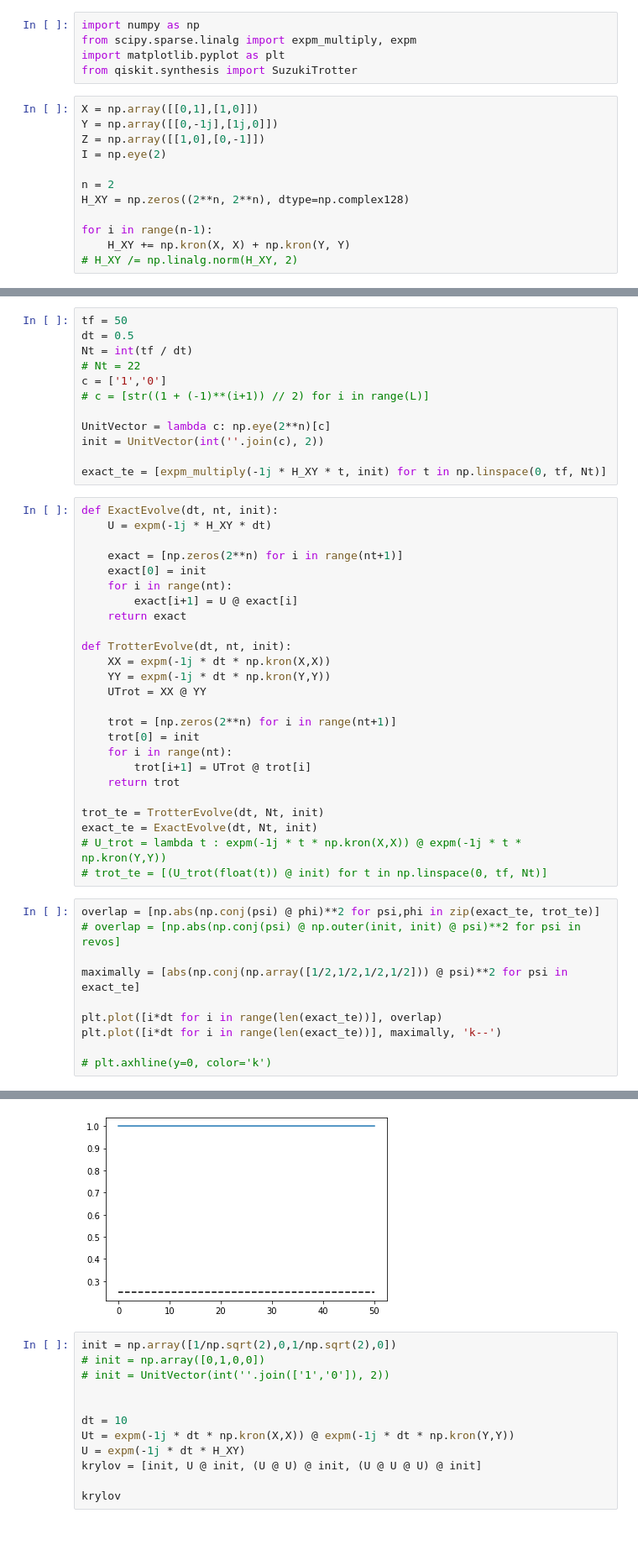
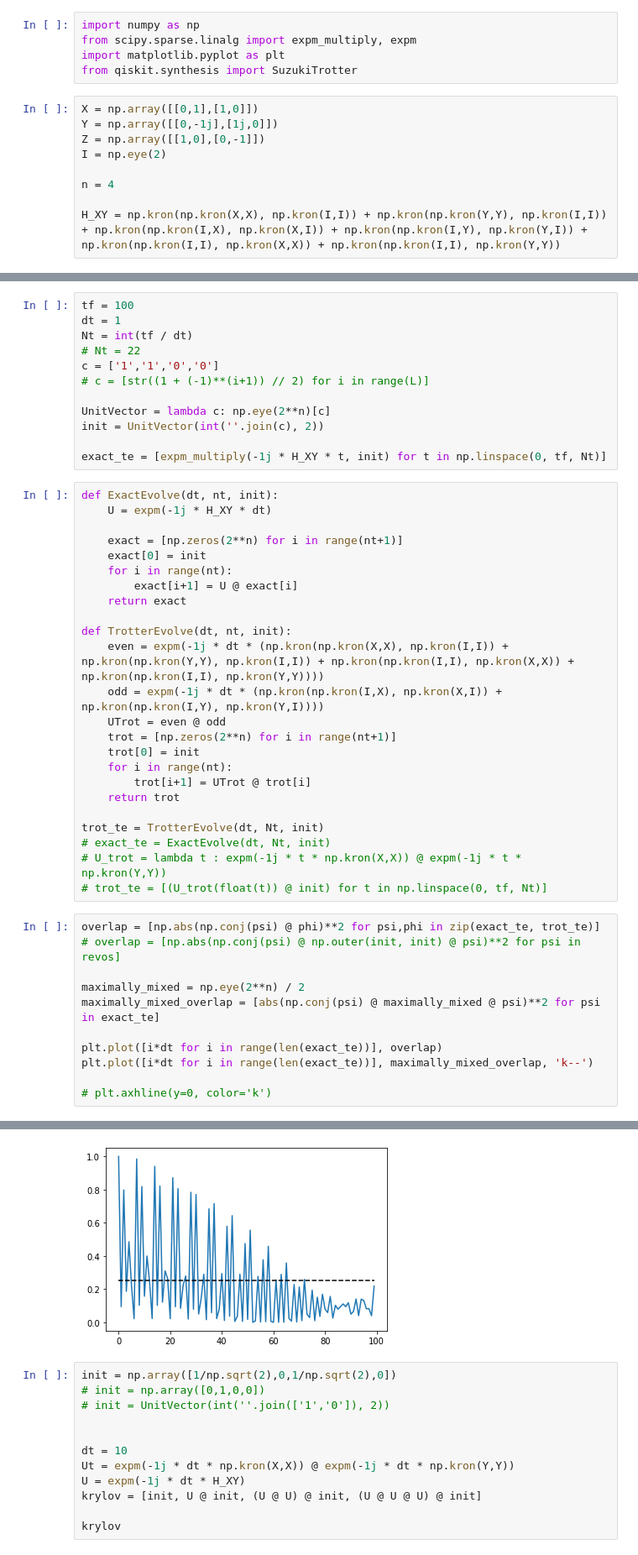
Before and after one commit to noahberthusen/qdavidson-dynamics, a Jupyter notebook: vff_test.ipynb, the cells around one changed output, grey strips where cells are left out. Shown at 84% size. Cells and saved outputs as stored; diff of their text form.

```diff
--- a/vff_test.ipynb
+++ b/vff_test.ipynb
@@ -9,12 +9,9 @@ Y = np.array([[0,-1j],[1j,0]])
 Z = np.array([[1,0],[0,-1]])
 I = np.eye(2)
 
-n = 2
-H_XY = np.zeros((2**n, 2**n), dtype=np.complex128)
+n = 4
 
-for i in range(n-1):
-    H_XY += np.kron(X, X) + np.kron(Y, Y)
-# H_XY /= np.linalg.norm(H_XY, 2)
+H_XY = np.kron(np.kron(X,X), np.kron(I,I)) + np.kron(np.kron(Y,Y), np.kron(I,I)) + np.kron(np.kron(I,X), np.kron(X,I)) + np.kron(np.kron(I,Y), np.kron(Y,I)) + np.kron(np.kron(I,I), np.kron(X,X)) + np.kron(np.kron(I,I), np.kron(Y,Y))
 # %%
 eigenvalues, eigenvectors = np.linalg.eig(H_XY)
 
@@ -52,9 +49,9 @@ Eigenvector 4: [0.+0.j 0.+0.j 0.+0.j 1.+0.j]
 # %%
-tf = 50
-dt = 0.5
+tf = 100
+dt = 1
 Nt = int(tf / dt)
 # Nt = 22
-c = ['1','0']
+c = ['1','1','0','0']
 # c = [str((1 + (-1)**(i+1)) // 2) for i in range(L)]
 
 UnitVector = lambda c: np.eye(2**n)[c]
@@ -72,10 +69,9 @@ def ExactEvolve(dt, nt, init):
     return exact
 
 def TrotterEvolve(dt, nt, init):
-    XX = expm(-1j * dt * np.kron(X,X))
-    YY = expm(-1j * dt * np.kron(Y,Y))
-    UTrot = XX @ YY
-
+    even = expm(-1j * dt * (np.kron(np.kron(X,X), np.kron(I,I)) + np.kron(np.kron(Y,Y), np.kron(I,I)) + np.kron(np.kron(I,I), np.kron(X,X)) + np.kron(np.kron(I,I), np.kron(Y,Y))))
+    odd = expm(-1j * dt * (np.kron(np.kron(I,X), np.kron(X,I)) + np.kron(np.kron(I,Y), np.kron(Y,I))))
+    UTrot = even @ odd
     trot = [np.zeros(2**n) for i in range(nt+1)]
     trot[0] = init
     for i in range(nt):
@@ -83,22 +79,23 @@ def TrotterEvolve(dt, nt, init):
     return trot
 
 trot_te = TrotterEvolve(dt, Nt, init)
-exact_te = ExactEvolve(dt, Nt, init)
+# exact_te = ExactEvolve(dt, Nt, init)
 # U_trot = lambda t : expm(-1j * t * np.kron(X,X)) @ expm(-1j * t * np.kron(Y,Y))
 # trot_te = [(U_trot(float(t)) @ init) for t in np.linspace(0, tf, Nt)]
 # %%
 overlap = [np.abs(np.conj(psi) @ phi)**2 for psi,phi in zip(exact_te, trot_te)]
 # overlap = [np.abs(np.conj(psi) @ np.outer(init, init) @ psi)**2 for psi in revos]
 
-maximally = [abs(np.conj(np.array([1/2,1/2,1/2,1/2])) @ psi)**2 for psi in exact_te]
+maximally_mixed = np.eye(2**n) / 2
+maximally_mixed_overlap = [abs(np.conj(psi) @ maximally_mixed @ psi)**2 for psi in exact_te]
 
 plt.plot([i*dt for i in range(len(exact_te))], overlap)
-plt.plot([i*dt for i in range(len(exact_te))], maximally, 'k--')
+plt.plot([i*dt for i in range(len(exact_te))], maximally_mixed_overlap, 'k--')
 
 # plt.axhline(y=0, color='k')
 # %% [output]
 [<matplotlib.lines.Line2D at 0x...>]
-[figure, old version]
+[figure, new version]
 # %%
 init = np.array([1/np.sqrt(2),0,1/np.sqrt(2),0])
 # init = np.array([0,1,0,0])
```
Also changed, not shown: parts of 1 cell of this notebook, 2 other files.
